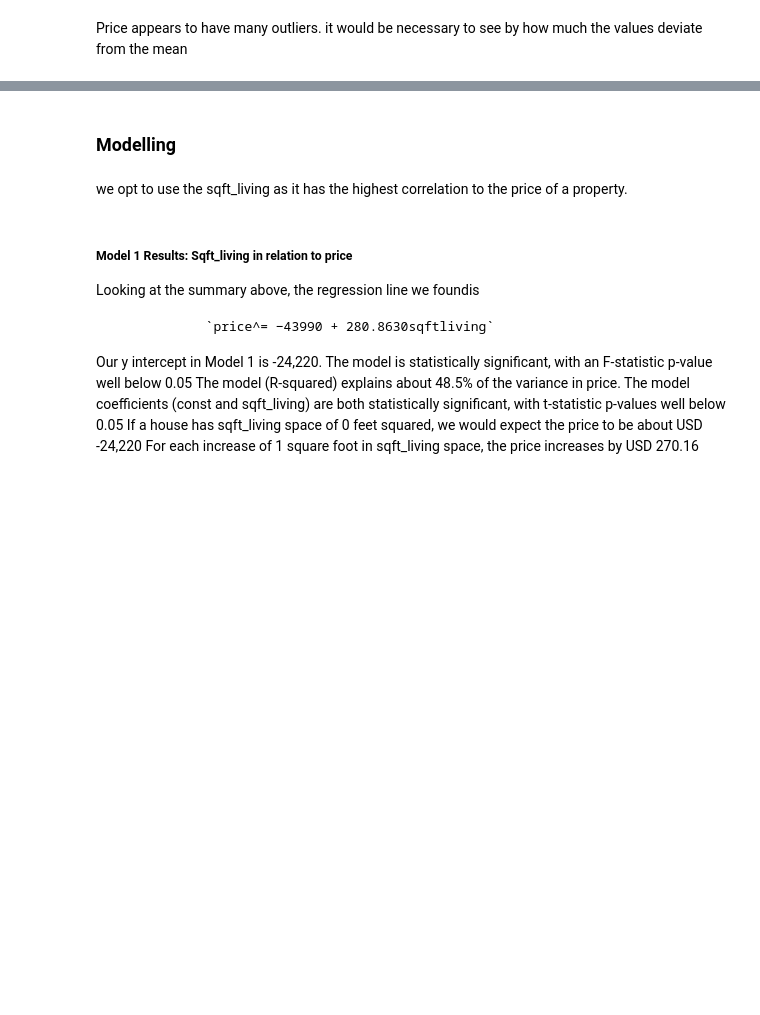
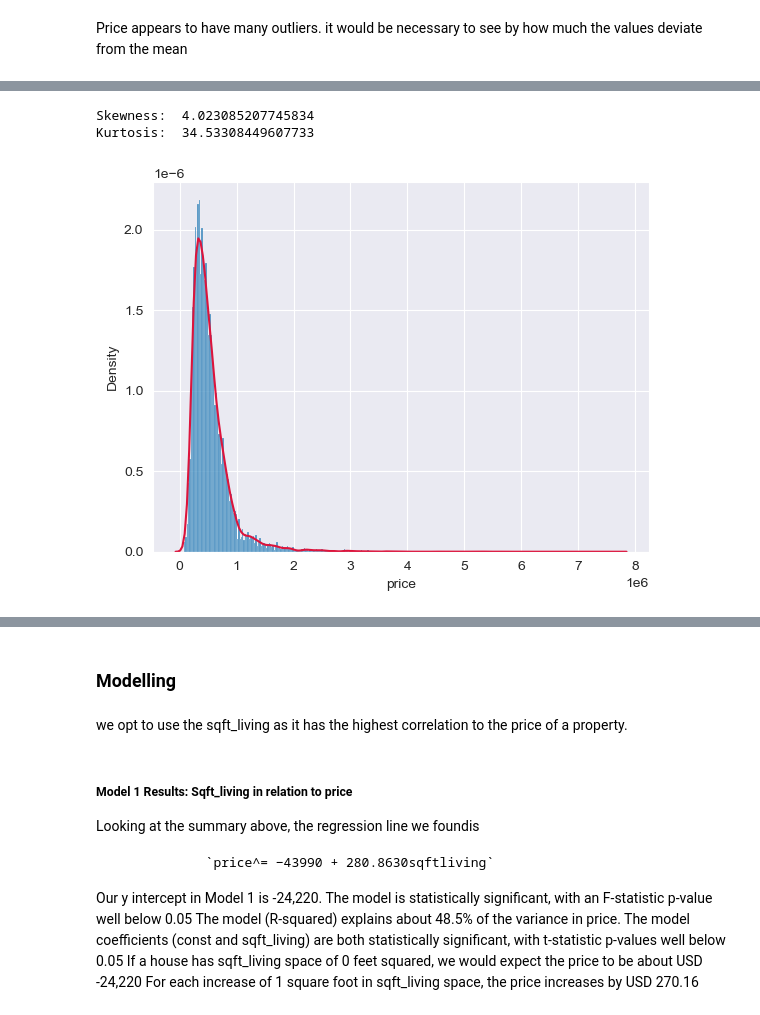
Before and after one commit to kafura0/House_Price_Prediction_KingCounty, a Jupyter notebook: student.ipynb, the cells around one changed output, grey strips where cells are left out. Drawn from its saved outputs; the diff is of its cells as text; code cells hidden in the pictures; blank space fills up the shorter version.

```diff
--- a/student.ipynb
+++ b/student.ipynb
@@ -379,0 +343,11 @@ price_limits
+# %%
+# plot histogram to see distribution and outliers in the `price` column
+ax = sns.histplot(raw_df.price, kde=False, stat='density')
+sns.kdeplot(data=raw_df, x="price", color='crimson', ax=ax)
+
+print("Skewness: ", stats.skew(raw_df.price))
+print("Kurtosis: ", stats.kurtosis(raw_df.price))
+# %% [output]
+Skewness:  4.023085207745834
+Kurtosis:  34.53308449607733
+[figure, added]
```
Also changed, not shown: parts of 63 cells of this notebook, 1 other file.
